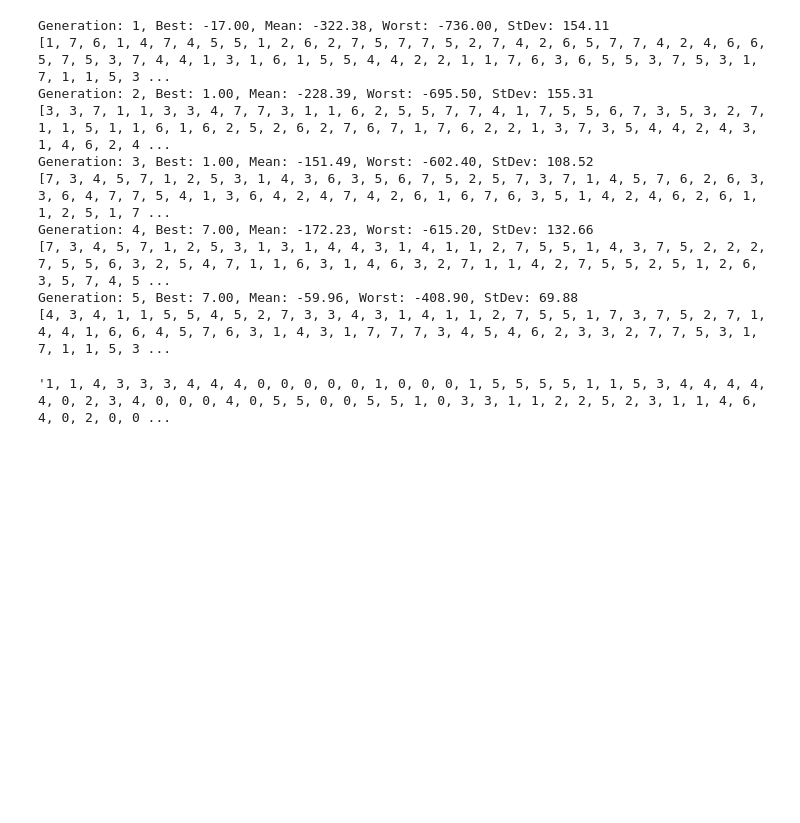
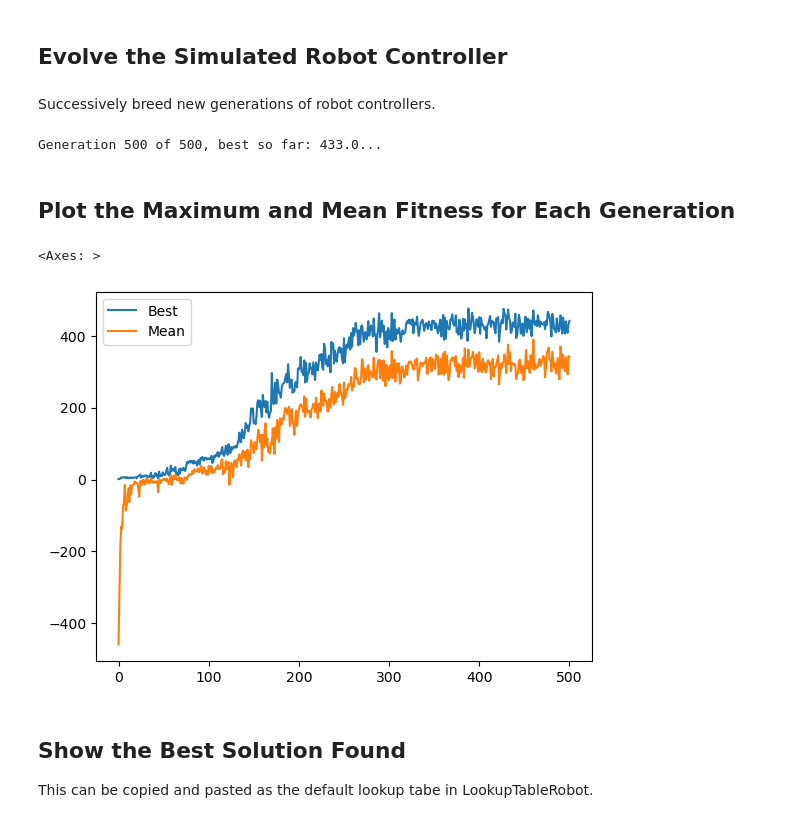
Before and after one commit to JohnMcKechnieGC/Robot-Can-Picker, a Jupyter notebook: genetic_algorithm.ipynb, the cells around one changed output. Drawn from its saved outputs; the diff is of its cells as text; code cells hidden in the pictures; blank space fills up the shorter version.

```diff
--- a/genetic_algorithm.ipynb
+++ b/genetic_algorithm.ipynb
@@ -8,7 +14,8 @@ LOOKUP_TABLE_SIZE = 243
 NUMBER_OF_TRIALS_PER_EVALUATION = 10
 NUMBER_OF_ACTIONS_PER_TRIAL = 200
 POPULATION_SIZE = 200
-NUMBER_OF_GENERATIONS = 5 #1000
+NUMBER_OF_ELITES = 1
+NUMBER_OF_GENERATIONS = 500
 TOURNAMENT_SIZE = 4
 EXPECTED_NO_OF_MUTATIONS_PER_CHILD = 2
 MUTATION_RATE = EXPECTED_NO_OF_MUTATIONS_PER_CHILD/LOOKUP_TABLE_SIZE
@@ -82,0 +136,3 @@ best_lookup_table = population[fitness_scores.index(best_fitness)]
+# %%
+best_fitnesses = []
+mean_fitnesses = []
@@ -83,43 +155,45 @@ best_lookup_table = population[fitness_scores.index(best_fitness)]
+# %% [markdown]
+## Evolve the Simulated Robot Controller
+# %% [markdown]
+Successively breed new generations of robot controllers.
 # %%
-# Successively breed new generations of robot controllers.
 for generation in range(1, NUMBER_OF_GENERATIONS + 1):
-    population = get_next_generation(population, fitness_scores)
+    print(
+        f'Generation {generation} of {NUMBER_OF_GENERATIONS}, best so far: {best_fitnesses[-1]}...',
+        end="\r")
 
-    # Here we apply a kind of elitist strategy by adding the best known individual from the previous population.
-    # In this way we avoid losing the best controller even if it is not selected as a candidate parent.
-    population.append(best_lookup_table)
+    get_next_generation(
+        population,
+        current,
+        next,
+        fitness_scores,
+        best_lookup_table)
 
-    # Create our random seeds for this round of evaluation.
-    random_seeds = [randint(-2147483648, 2147483647)
-                    for _ in range(NUMBER_OF_TRIALS_PER_EVALUATION)]
+    # Toggle the current and next generations
+    current, next = next, current
 
-    # The fitness score for the same individual could change because the evaluation is being carried out
-    # on a different set of randomly generated environments.
-    fitness_scores = [evaluate(lookup_table, random_seeds)
-                      for lookup_table in population]
+    # The fitness score for the same individual could change because the evaluation
+    # is being carried out on a different set of randomly generated environments.
+    random_seeds = get_random_seeds()
+    for i in range(POPULATION_SIZE):
+       fitness_scores[i] = evaluate(population[i][current], random_seeds)
 
-    best_fitness = max(fitness_scores)
-    best_lookup_table = population[fitness_scores.index(best_fitness)]
-
-    print(f'Generation: {generation}, '
-          f'Best: {max(fitness_scores):.2f}, '
-          f'Mean: {mean(fitness_scores):.2f}, '
-          f'Worst: {min(fitness_scores):.2f}, '
-          f'StDev: {stdev(fitness_scores):.2f}')
-    print(best_lookup_table)
+    update_stats()
+    best_lookup_table = population[np.argmax(fitness_scores)][current]
 # %% [output]
-Generation: 1, Best: -17.00, Mean: -322.38, Worst: -736.00, StDev: 154.11
-[1, 7, 6, 1, 4, 7, 4, 5, 5, 1, 2, 6, 2, 7, 5, 7, 7, 5, 2, 7, 4, 2, 6, 5, 7, 7, 4, 2, 4, 6, 6, 5, 7, 5, 3, 7, 4, 4, 1, 3, 1, 6, 1, 5, 5, 4, 4, 2, 2, 1, 1, 7, 6, 3, 6, 5, 5, 3, 7, 5, 3, 1, 7, 1, 1, 5, 3 ...
-Generation: 2, Best: 1.00, Mean: -228.39, Worst: -695.50, StDev: 155.31
-[3, 3, 7, 1, 1, 3, 3, 4, 7, 7, 3, 1, 1, 6, 2, 5, 5, 7, 7, 4, 1, 7, 5, 5, 6, 7, 3, 5, 3, 2, 7, 1, 1, 5, 1, 1, 6, 1, 6, 2, 5, 2, 6, 2, 7, 6, 7, 1, 7, 6, 2, 2, 1, 3, 7, 3, 5, 4, 4, 2, 4, 3, 1, 4, 6, 2, 4 ...
-Generation: 3, Best: 1.00, Mean: -151.49, Worst: -602.40, StDev: 108.52
-[7, 3, 4, 5, 7, 1, 2, 5, 3, 1, 4, 3, 6, 3, 5, 6, 7, 5, 2, 5, 7, 3, 7, 1, 4, 5, 7, 6, 2, 6, 3, 3, 6, 4, 7, 7, 5, 4, 1, 3, 6, 4, 2, 4, 7, 4, 2, 6, 1, 6, 7, 6, 3, 5, 1, 4, 2, 4, 6, 2, 6, 1, 1, 2, 5, 1, 7 ...
-Generation: 4, Best: 7.00, Mean: -172.23, Worst: -615.20, StDev: 132.66
-[7, 3, 4, 5, 7, 1, 2, 5, 3, 1, 3, 1, 4, 4, 3, 1, 4, 1, 1, 2, 7, 5, 5, 1, 4, 3, 7, 5, 2, 2, 2, 7, 5, 5, 6, 3, 2, 5, 4, 7, 1, 1, 6, 3, 1, 4, 6, 3, 2, 7, 1, 1, 4, 2, 7, 5, 5, 2, 5, 1, 2, 6, 3, 5, 7, 4, 5 ...
-Generation: 5, Best: 7.00, Mean: -59.96, Worst: -408.90, StDev: 69.88
-[4, 3, 4, 1, 1, 5, 5, 4, 5, 2, 7, 3, 3, 4, 3, 1, 4, 1, 1, 2, 7, 5, 5, 1, 7, 3, 7, 5, 2, 7, 1, 4, 4, 1, 6, 6, 4, 5, 7, 6, 3, 1, 4, 3, 1, 7, 7, 7, 3, 4, 5, 4, 6, 2, 3, 3, 2, 7, 7, 5, 3, 1, 7, 1, 1, 5, 3 ...
+Generation 500 of 500, best so far: 433.0...
-# %%
-ltr = LookupTableRobot()
-', '.join([str(v - 1) for v in ltr.action_lookup_table])
-# %% [output]
-'1, 1, 4, 3, 3, 3, 4, 4, 4, 0, 0, 0, 0, 0, 1, 0, 0, 0, 1, 5, 5, 5, 5, 1, 1, 5, 3, 4, 4, 4, 4, 4, 0, 2, 3, 4, 0, 0, 0, 4, 0, 5, 5, 0, 0, 5, 5, 1, 0, 3, 3, 1, 1, 2, 2, 5, 2, 3, 1, 1, 4, 6, 4, 0, 2, 0, 0 ...
+# %% [markdown]
+## Plot the Maximum and Mean Fitness for Each Generation
+# %%
+sns.lineplot(
+    x=range(NUMBER_OF_GENERATIONS + 1),
+    y=best_fitnesses, label='Best')
+sns.lineplot(
+    x=range(NUMBER_OF_GENERATIONS + 1),
+    y=mean_fitnesses, label='Mean')
+# %% [output]
+<Axes: >
+[figure, added]
+# %% [markdown]
+## Show the Best Solution Found
+This can be copied and pasted as the default lookup tabe in LookupTableRobot.
```
Also changed, not shown: parts of 32 cells of this notebook, 4 other files.
